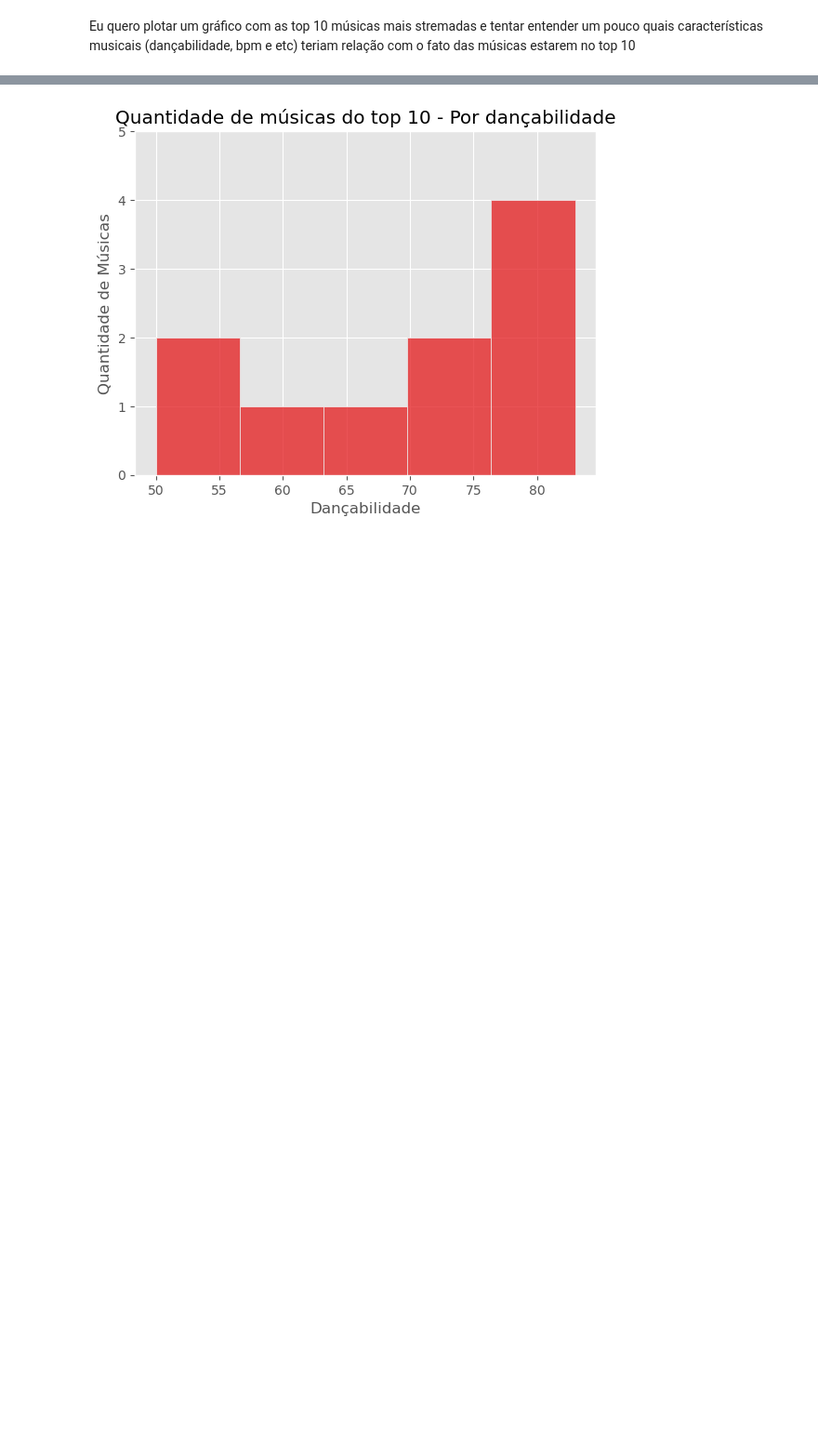
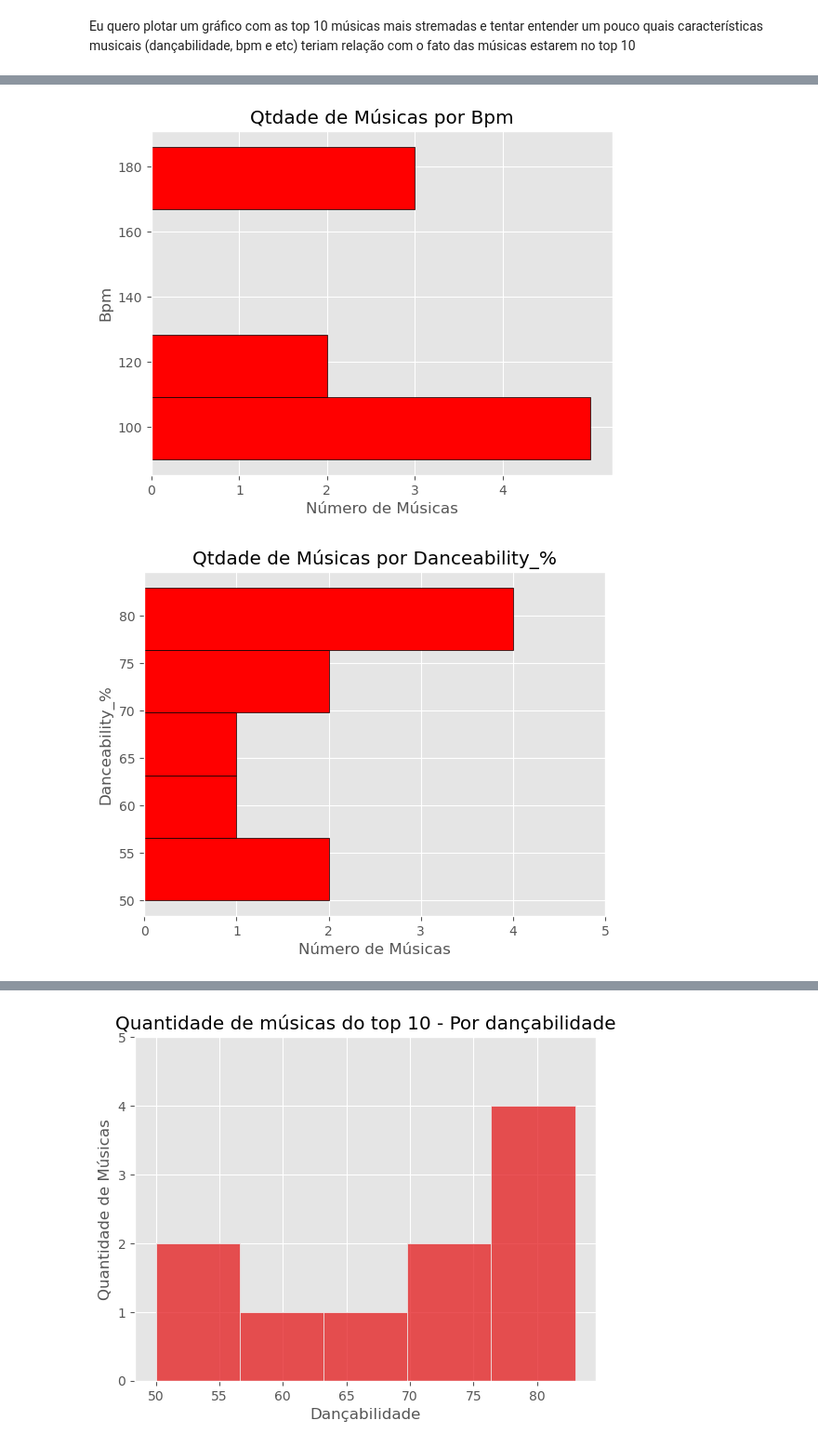
Before and after one commit to ale-assis/music-streamings-analysis, a Jupyter notebook: analise de dados spotify.ipynb, the cells around one changed output, grey strips where cells are left out. Shown at 93% size. Saved outputs shown, nothing was run; the diff lists cells and outputs as text; code cells hidden in the pictures; blank space fills up the shorter version.

```diff
--- a/analise de dados spotify.ipynb
+++ b/analise de dados spotify.ipynb
@@ -705,0 +724,12 @@ Eu quero plotar um gráfico com as top 10 músicas mais stremadas e tentar enten
+# %%
+song_carac_name = ['bpm', 'danceability_%', 'valence_%', 'energy_%']
+for i in song_carac_name:
+    plt.hist(top_10_songs[i], bins=5, orientation='horizontal', color='red', edgecolor='black')
+    plt.title('Qtdade de Músicas por ' + i.capitalize())
+    plt.ylabel(i.capitalize())
+    plt.xlabel('Número de Músicas')
+    plt.xticks(range(0, int(top_10_songs[i].value_counts().max()) + 4))
+    plt.show()
+# %% [output]
+[figure, added]
+[figure, added]
```
Also changed, not shown: parts of 23 cells of this notebook.
